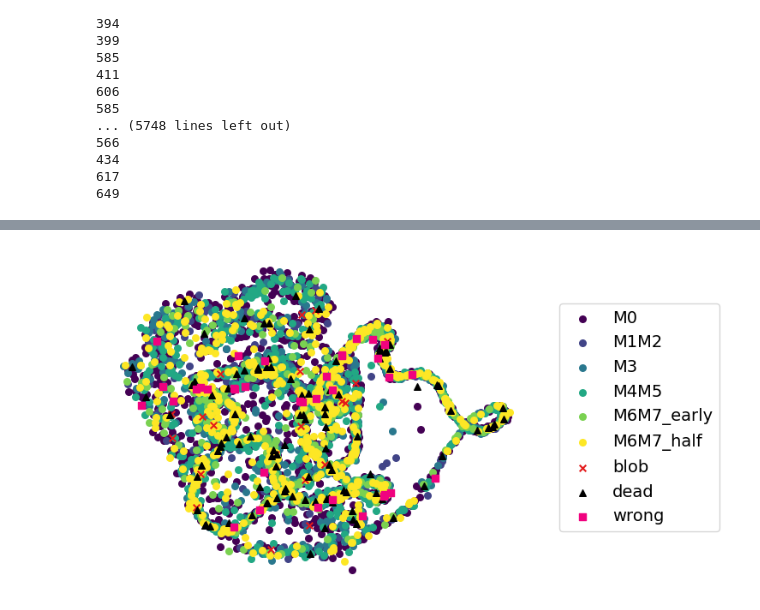
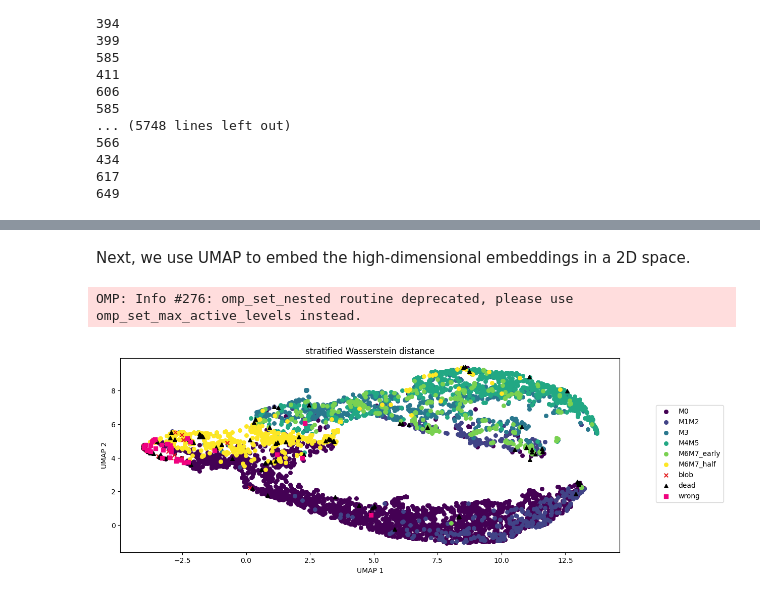
Before and after one commit to WenjunZHAOwO/StratifiedShapes, a Jupyter notebook: Scripts/Cell_3D_All.ipynb, the cells around one changed output, grey strips where cells are left out. Saved outputs shown, nothing was run; the diff lists cells and outputs as text; code cells hidden in the pictures.

```diff
--- a/Scripts/Cell_3D_All.ipynb
+++ b/Scripts/Cell_3D_All.ipynb
@@ -209,59 +202,68 @@ data[0].shape
+# %%
+embed_Ws = np.load('../../shape_dynamics/Scripts-clean/Cell_3D/All_3DShape_Nucleus_W_stratified_embed.npy')
+embed_Ws_cell = np.load('../../shape_dynamics/Scripts-clean/Cell_3D/All_3DShape_W_stratified_embed_newscore.npy')
+# %% [markdown]
+Next, we use UMAP to embed the high-dimensional embeddings in a 2D space.
 # %%
-# K_GW = compute_kernel_matrix(data[0:N_shapes], kernel_type='GW', n_align = 100)
-from compute_kernel import compute_WassKernel
-# K_GW = np.load('All_3DShape_Nucleus_W_mine.npy')
-# K_GW, _ = compute_WassKernel(data[0:N_shapes],n_pt=200, metric='Euclidean',normalize=False, return_distance=True)
-
+class_names = cell_types
+labels = labels[0:N_shapes]
 import umap
+import numpy as np
+import matplotlib.pyplot as plt
+from mpl_toolkits.mplot3d import Axes3D
+from sklearn.manifold import MDS
 from matplotlib import rcParamsDefault
 from matplotlib.colors import ListedColormap
 import matplotlib.cm as cm
-fit = umap.UMAP(n_components=2, random_state=52,metric='precomputed')
-# fit = MDS(n_components=2, random_state=42)
-mapper_ws = fit.fit_transform(K_GW)#_cell + K_GW)# + K_GW_cell)
-class_names = cell_types
-
 plt.rcParams["axes.prop_cycle"] = rcParamsDefault["axes.prop_cycle"]
-fig = plt.figure(figsize=(6, 5))
-
-ax1 = fig.add_subplot(111)#, projection='3d')
+fig = plt.figure(figsize=(12, 5))
 
 outlier_markers = ['x', '^', 's']
 # Smooth gradient for continuous classes using viridis
 viridis = plt.get_cmap('viridis', 6)
 continuous_colors = [viridis(i) for i in range(6)]
 
 # Visually distinct outlier colors
 outlier_colors = ['#e41a1c', '#000000', '#f0027f']  # red, black, magenta
 
 # Combine
 color_list = continuous_colors + outlier_colors
 
+# Use 2D UMAP
+fit = umap.UMAP(n_components=2, random_state=52)
+# fit = MDS(n_components=2, random_state=42)
+mapper_ws = fit.fit_transform(np.hstack([embed_Ws,embed_Ws_cell]))
+from sklearn.manifold import MDS
+
+
+ax1 = fig.add_subplot(111)#, projection='3d')
+
 for i in range(len(class_names)):
 
     # idx = np.where(np.array(class_all_num) == i)[0]
     idx = [j for j in range(len(labels)) if labels[j] == class_names[i] ]
     if i < len(class_names)-3:
         ax1.scatter(mapper_ws[idx, 0], mapper_ws[idx, 1],  s=30, label=class_names[i], c=color_list[i])
     else:
         ax1.scatter(mapper_ws[idx, 0], mapper_ws[idx, 1],  s=30, label=class_names[i], c=color_list[i], marker=outlier_markers[i-(len(class_names)-3)] )
 
-# ax1.set_title('stratified Wasserstein distance')
+ax1.set_title('stratified Wasserstein distance')
 # ax.legend()
-ax1.set_xlabel("UMAP 1",fontsize=14)
-ax1.set_ylabel("UMAP 2",fontsize=14)
+ax1.set_xlabel("UMAP 1")
+ax1.set_ylabel("UMAP 2")
+
+# Combine handles and labels from both axes
 handles, labels_axis = [], []
 for ax in [ax1]:#, ax2]:
     h, l = ax.get_legend_handles_labels()
     handles += h
     labels_axis += l
 
 # Create a single legend outside the subplots
-fig.legend(handles, labels_axis, loc='center left', bbox_to_anchor=(1.01, 0.5), borderaxespad=0.,fontsize=14)
+fig.legend(handles, labels_axis, loc='center left', bbox_to_anchor=(1.01, 0.5), borderaxespad=0.)
 plt.subplots_adjust(right=0.95)  # leave space on the right
-plt.axis('off')
-# plt.savefig('Figures/UMAP_poorGW.png',bbox_inches='tight')
 # plt.savefig('Figures/embeddings.png', bbox_inches='tight')
 plt.show()
 # %% [output]
+OMP: Info #276: omp_set_nested routine deprecated, please use omp_set_max_active_levels instead.
-[figure, old version]
+[figure, new version]
```
Also changed, not shown: parts of 22 cells of this notebook, 2 other files.
